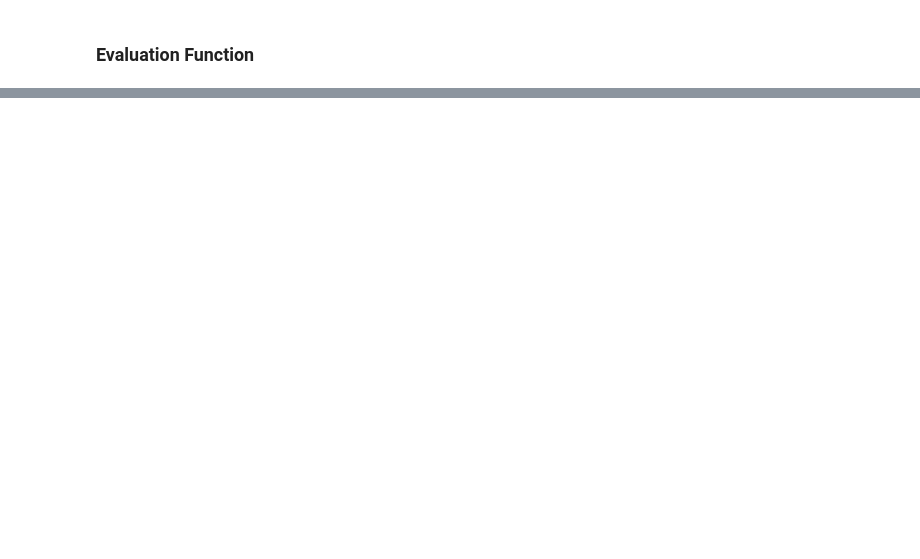
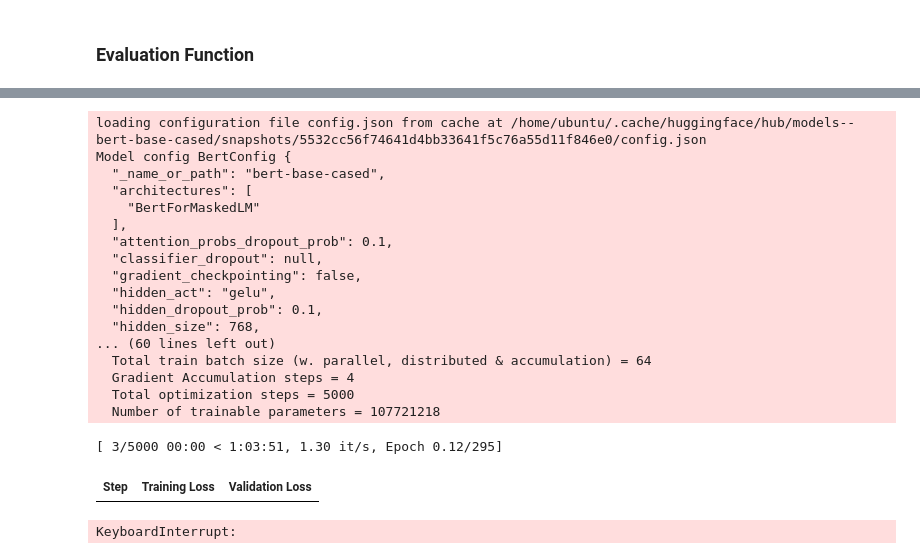
Before and after one commit to Tecklenburg/QuestionAnswering, a Jupyter notebook: Notebooks/Extractive_BERT.ipynb, the cells around one changed output, grey strips where cells are left out. Saved outputs shown, nothing was run; the diff lists cells and outputs as text; code cells hidden in the pictures; blank space fills up the shorter version.

```diff
--- a/Notebooks/Extractive_BERT.ipynb
+++ b/Notebooks/Extractive_BERT.ipynb
@@ -302,34 +297,0 @@ compute_metrics(start_logits, end_logits, eval_set, ds_1_span['test'])
-# %%
-per_device_eval_batch_size = 32     #64
-per_device_train_batch_size = 16     #16
-gradient_accumulation_steps = 2
-
-data_collator = DefaultDataCollator(return_tensors="pt")
-tokenizer = AutoTokenizer.from_pretrained(trained_checkpoint)
-model = AutoModelForQuestionAnswering.from_pretrained(trained_checkpoint).to(
-    device
-)
-
-args = TrainingArguments(
-    "bert-finetuned-WoT",
-    evaluation_strategy="epoch",
-    save_strategy="epoch",
-    learning_rate=2e-4,
-    num_train_epochs=5,
-    weight_decay=0.01,
-    fp16=True,
-    push_to_hub=True,
-    per_device_train_batch_size=per_device_train_batch_size,
-    per_device_eval_batch_size=per_device_eval_batch_size,
-    gradient_accumulation_steps=gradient_accumulation_steps,
-)
-
-trainer = Trainer(
-    model=model,
-    args=args,
-    train_dataset=train_dataset,
-    eval_dataset=validation_dataset,
-    tokenizer=tokenizer,
-    compute_metrics = compute_metrics
-)
-trainer.train()
@@ -420,0 +298,31 @@ The following columns in the test set don't have a corresponding argument in `Di
+# %%
+trainer = Trainer(
+    model_init=model_init,
+    args=args,
+    train_dataset=train_dataset,
+    eval_dataset=validation_dataset,
+    data_collator=data_collator,
+    tokenizer=tokenizer
+)
+trainer.train()
+# %% [output]
+loading configuration file config.json from cache at /home/ubuntu/.cache/huggingface/hub/models--bert-base-cased/snapshots/5532cc56f74641d4bb33641f5c76a55d11f846e0/config.json
+Model config BertConfig {
+  "_name_or_path": "bert-base-cased",
+  "architectures": [
+    "BertForMaskedLM"
+  ],
+  "attention_probs_dropout_prob": 0.1,
+  "classifier_dropout": null,
+  "gradient_checkpointing": false,
+  "hidden_act": "gelu",
+  "hidden_dropout_prob": 0.1,
+  "hidden_size": 768,
+... (60 lines left out)
+  Total train batch size (w. parallel, distributed & accumulation) = 64
+  Gradient Accumulation steps = 4
+  Total optimization steps = 5000
+  Number of trainable parameters = 107721218
+[ 3/5000 00:00 < 1:03:51, 1.30 it/s, Epoch 0.12/295]
+| Step | Training Loss | Validation Loss |
+KeyboardInterrupt:
```
Also changed, not shown: parts of 21 cells of this notebook, 2 other files.
